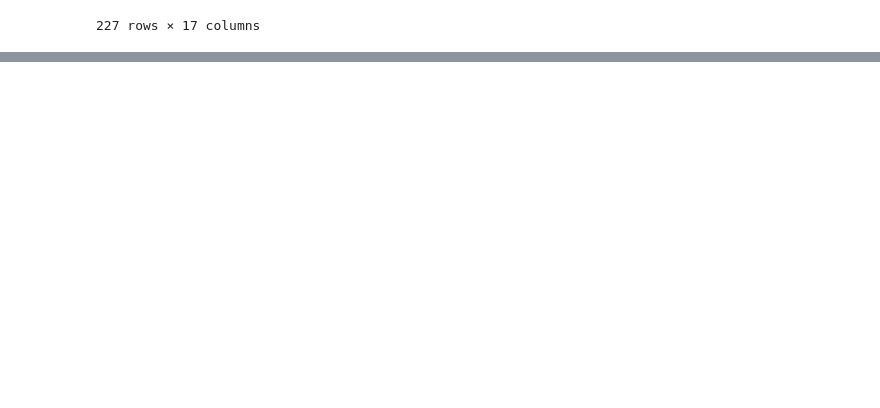
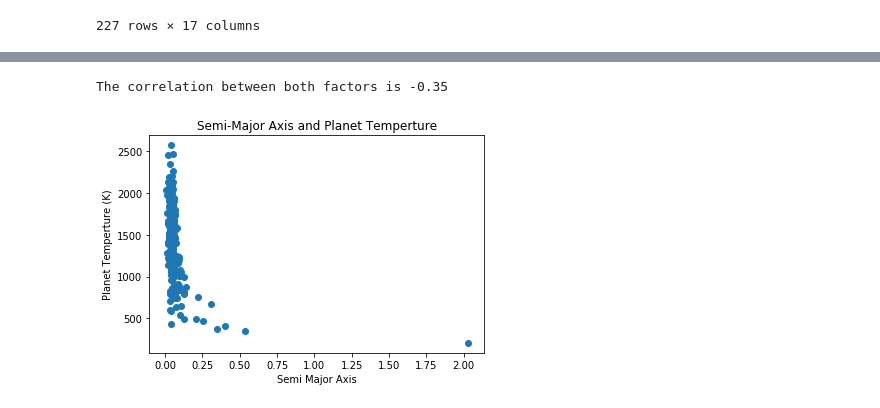
Before and after one commit to jonsb-coding/Stellar_Research, a Jupyter notebook: AY/CleanData.ipynb, the cells around one changed output, grey strips where cells are left out. Drawn from its saved outputs; the diff is of its cells as text; code cells hidden in the pictures; blank space fills up the shorter version.

```diff
--- a/AY/CleanData.ipynb
+++ b/AY/CleanData.ipynb
@@ -164,0 +179,20 @@ TypeError: 'tuple' object is not callable
+# %%
+x_axis = test_df["Planet_Orbital_Semi_Major_Axis(au)"]
+y_axis = test_df["Planet_Equilibrium_Temp(K)"]
+
+
+plt.scatter(x_axis,y_axis)
+
+plt.xlabel("Semi Major Axis")
+plt.ylabel("Planet Temperture (K)")
+plt.title("Semi-Major Axis and Planet Temperture")
+
+#plt.ylim(0,155)
+
+
+
+correlation = st.pearsonr(x_axis,y_axis)
+print(f"The correlation between both factors is {round(correlation[0],2)}")
+# %% [output]
+The correlation between both factors is -0.35
+[figure, added]
```
Also changed, not shown: parts of 4 cells of this notebook.
